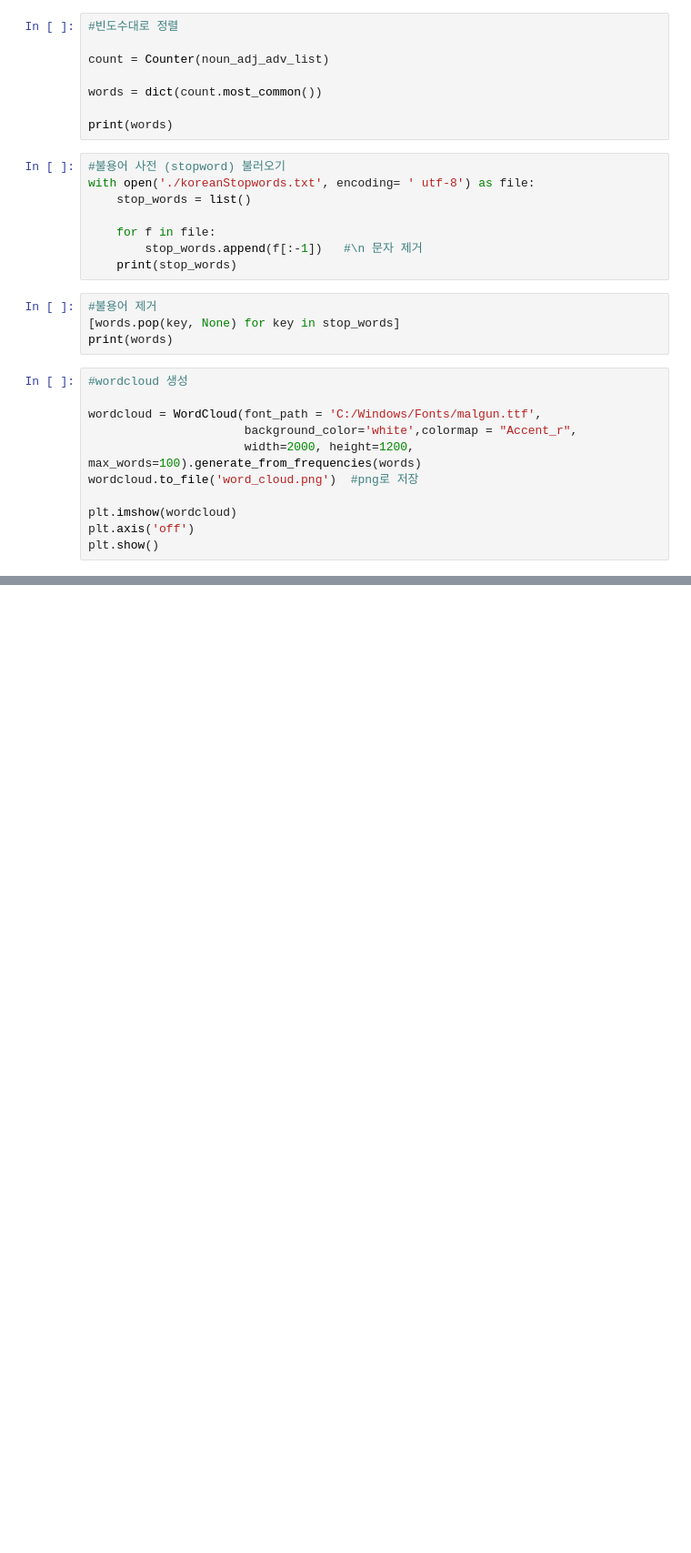
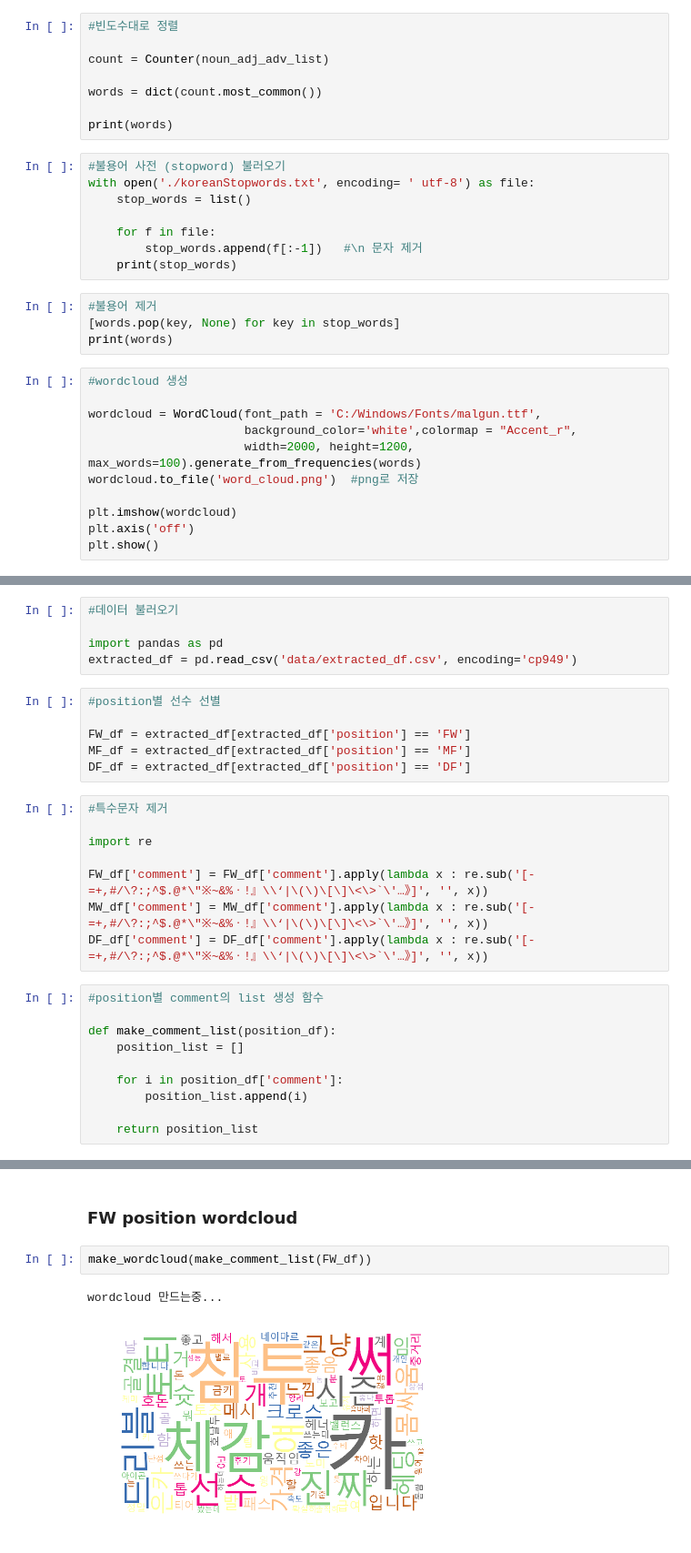
Before and after one commit to gkrqls7633/FIFA_inven_analysis, a Jupyter notebook: fifa_wordcloud.ipynb, the cells around one changed output, grey strips where cells are left out. Shown at 91% size. Drawn from its saved outputs; the diff is of its cells as text; blank space fills up the shorter version.

Commit message:
wordcloud

```diff
--- a/fifa_wordcloud.ipynb
+++ b/fifa_wordcloud.ipynb
@@ -79,0 +86,29 @@ plt.show()
+# %%
+#데이터 불러오기
+
+import pandas as pd
+extracted_df = pd.read_csv('data/extracted_df.csv', encoding='cp949')
+# %%
+#position별 선수 선별
+
+FW_df = extracted_df[extracted_df['position'] == 'FW']
+MF_df = extracted_df[extracted_df['position'] == 'MF']
+DF_df = extracted_df[extracted_df['position'] == 'DF']
+# %%
+#특수문자 제거
+
+import re
+
+FW_df['comment'] = FW_df['comment'].apply(lambda x : re.sub('[-=+,#/\?:;^$.@*\"※~&%ㆍ!』\\‘|\(\)\[\]\<\>`\'…》]', '', x))
+MW_df['comment'] = MW_df['comment'].apply(lambda x : re.sub('[-=+,#/\?:;^$.@*\"※~&%ㆍ!』\\‘|\(\)\[\]\<\>`\'…》]', '', x))
+DF_df['comment'] = DF_df['comment'].apply(lambda x : re.sub('[-=+,#/\?:;^$.@*\"※~&%ㆍ!』\\‘|\(\)\[\]\<\>`\'…》]', '', x))
+# %%
+#position별 comment의 list 생성 함수
+
+def make_comment_list(position_df):
+    position_list = []
+
+    for i in position_df['comment']:
+        position_list.append(i)
+
+    return position_list
@@ -79,0 +179,7 @@ plt.show()
+# %% [markdown]
+### FW position wordcloud
+# %%
+make_wordcloud(make_comment_list(FW_df))
+# %% [output]
+wordcloud 만드는중...
+[figure, added]
```
Also changed, not shown: parts of 14 cells of this notebook.
